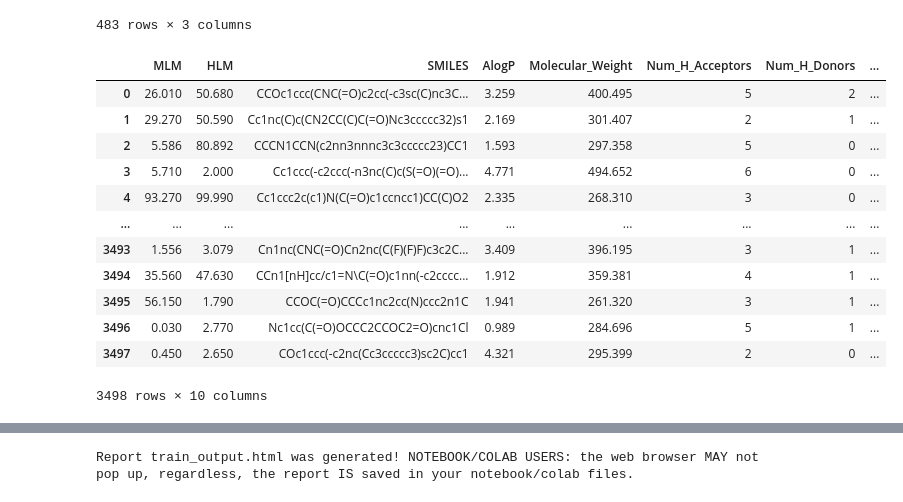
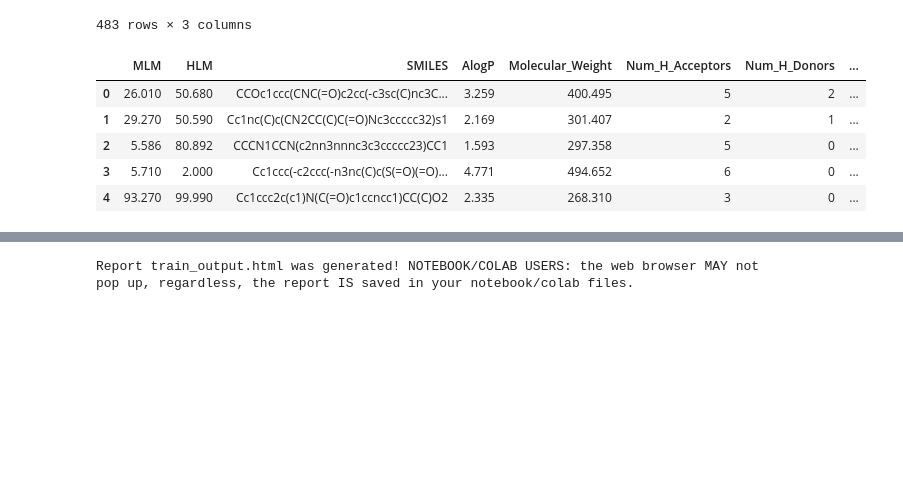
Before and after one commit to AnMyeongGyu/dacon_new_drug, a Jupyter notebook: 00_eda.ipynb, the cells around one changed output, grey strips where cells are left out. Drawn from its saved outputs; the diff is of its cells as text; code cells hidden in the pictures; blank space fills up the shorter version.

```diff
--- a/00_eda.ipynb
+++ b/00_eda.ipynb
@@ -57,25 +57,17 @@ df_sample
 # %%
 # column 순서 조절 및 'id' drop
 new_column_order = ['id', 'MLM', 'HLM', 'SMILES', 'AlogP', 'Molecular_Weight',
                     'Num_H_Acceptors', 'Num_H_Donors', 'Num_RotatableBonds', 'LogD',
                     'Molecular_PolarSurfaceArea']
 
 df_train = df_train[new_column_order]
 df_train = df_train.drop('id', axis=1)
 df_test = df_test.drop('id', axis=1)
-
-df_train
+df_train.head()
 # %% [output]
 |  | MLM | HLM | SMILES | AlogP | Molecular_Weight | Num_H_Acceptors | Num_H_Donors | ... |
 | 0 | 26.010 | 50.680 | CCOc1ccc(CNC(=O)c2cc(-c3sc(C)nc3C... | 3.259 | 400.495 | 5 | 2 | ... |
 | 1 | 29.270 | 50.590 | Cc1nc(C)c(CN2CC(C)C(=O)Nc3ccccc32)s1 | 2.169 | 301.407 | 2 | 1 | ... |
 | 2 | 5.586 | 80.892 | CCCN1CCN(c2nn3nnnc3c3ccccc23)CC1 | 1.593 | 297.358 | 5 | 0 | ... |
 | 3 | 5.710 | 2.000 | Cc1ccc(-c2ccc(-n3nc(C)c(S(=O)(=O)... | 4.771 | 494.652 | 6 | 0 | ... |
 | 4 | 93.270 | 99.990 | Cc1ccc2c(c1)N(C(=O)c1ccncc1)CC(C)O2 | 2.335 | 268.310 | 3 | 0 | ... |
-| ... | ... | ... | ... | ... | ... | ... | ... | ... |
-| 3493 | 1.556 | 3.079 | Cn1nc(CNC(=O)Cn2nc(C(F)(F)F)c3c2C... | 3.409 | 396.195 | 3 | 1 | ... |
-| 3494 | 35.560 | 47.630 | CCn1[nH]cc/c1=N\C(=O)c1nn(-c2cccc... | 1.912 | 359.381 | 4 | 1 | ... |
-| 3495 | 56.150 | 1.790 | CCOC(=O)CCCc1nc2cc(N)ccc2n1C | 1.941 | 261.320 | 3 | 1 | ... |
-| 3496 | 0.030 | 2.770 | Nc1cc(C(=O)OCCC2CCOC2=O)cnc1Cl | 0.989 | 284.696 | 5 | 1 | ... |
-| 3497 | 0.450 | 2.650 | COc1ccc(-c2nc(Cc3ccccc3)sc2C)cc1 | 4.321 | 295.399 | 2 | 0 | ... |
-3498 rows × 10 columns
```
Also changed, not shown: parts of 18 cells of this notebook, 1 other file.
